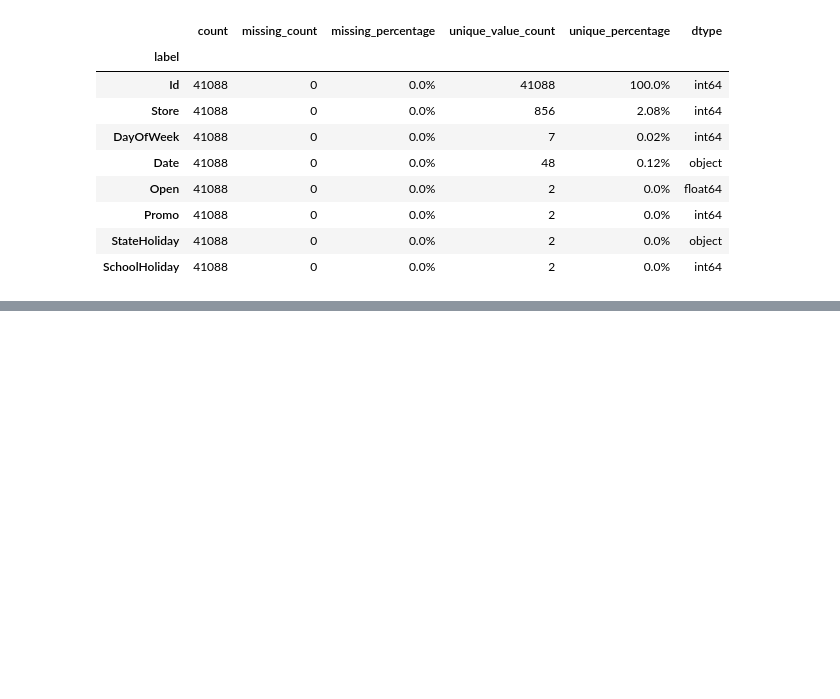
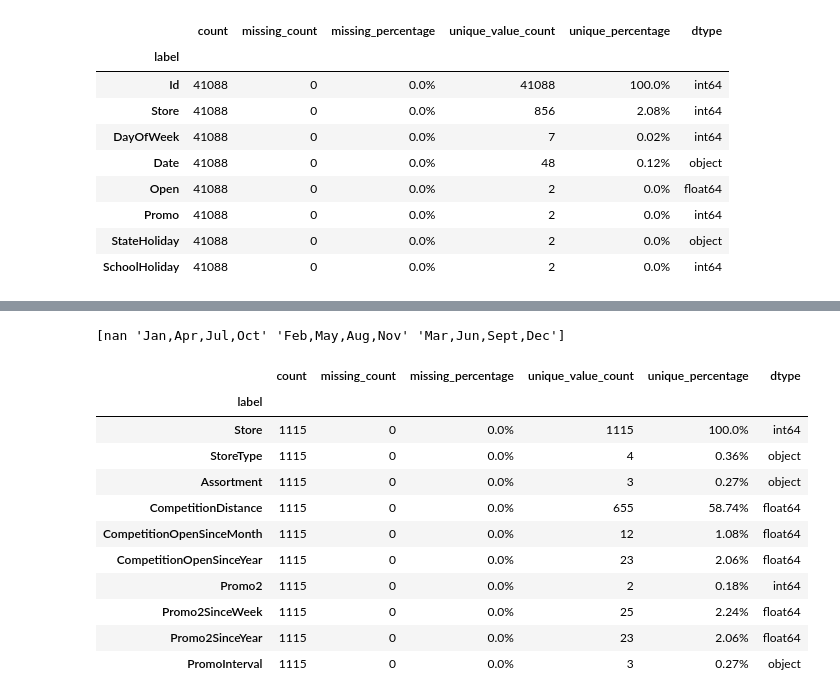
Before and after one commit to bkget/Pharmaceutical-Sales-Prediction, a Jupyter notebook: notebooks/1.data_preprocessing.ipynb, the cells around one changed output, grey strips where cells are left out. Saved outputs shown, nothing was run; the diff lists cells and outputs as text; code cells hidden in the pictures; blank space fills up the shorter version.

```diff
--- a/notebooks/1.data_preprocessing.ipynb
+++ b/notebooks/1.data_preprocessing.ipynb
@@ -186,0 +266,29 @@ test_overview.getOverview()
+# %%
+df_store['CompetitionOpenSinceMonth'] = df_store['CompetitionOpenSinceMonth'].fillna(1)
+df_store['CompetitionOpenSinceYear'] = df_store['CompetitionOpenSinceYear'].fillna(1990)
+df_store['Promo2SinceWeek'] = df_store['Promo2SinceWeek'].fillna(0)
+df_store['Promo2SinceYear'] = df_store['CompetitionOpenSinceYear'].fillna(0)
+# %%
+print(df_store['PromoInterval'].unique())
+# %% [output]
+[nan 'Jan,Apr,Jul,Oct' 'Feb,May,Aug,Nov' 'Mar,Jun,Sept,Dec']
+# %%
+# Fill missing PromoInterval values with mode
+
+df_store = cleaner.fill_with_mode(df_store, ['PromoInterval'])
+# %%
+store_overview = DfOverview(df_store)
+store_overview.getOverview()
+# %% [output]
+|  | count | missing_count | missing_percentage | unique_value_count | unique_percentage | dtype |
+| label |  |  |  |  |  |  |
+| Store | 1115 | 0 | 0.0% | 1115 | 100.0% | int64 |
+| StoreType | 1115 | 0 | 0.0% | 4 | 0.36% | object |
+| Assortment | 1115 | 0 | 0.0% | 3 | 0.27% | object |
+| CompetitionDistance | 1115 | 0 | 0.0% | 655 | 58.74% | float64 |
+| CompetitionOpenSinceMonth | 1115 | 0 | 0.0% | 12 | 1.08% | float64 |
+| CompetitionOpenSinceYear | 1115 | 0 | 0.0% | 23 | 2.06% | float64 |
+| Promo2 | 1115 | 0 | 0.0% | 2 | 0.18% | int64 |
+| Promo2SinceWeek | 1115 | 0 | 0.0% | 25 | 2.24% | float64 |
+| Promo2SinceYear | 1115 | 0 | 0.0% | 23 | 2.06% | float64 |
+| PromoInterval | 1115 | 0 | 0.0% | 3 | 0.27% | object |
```
Also changed, not shown: parts of 10 cells of this notebook.
